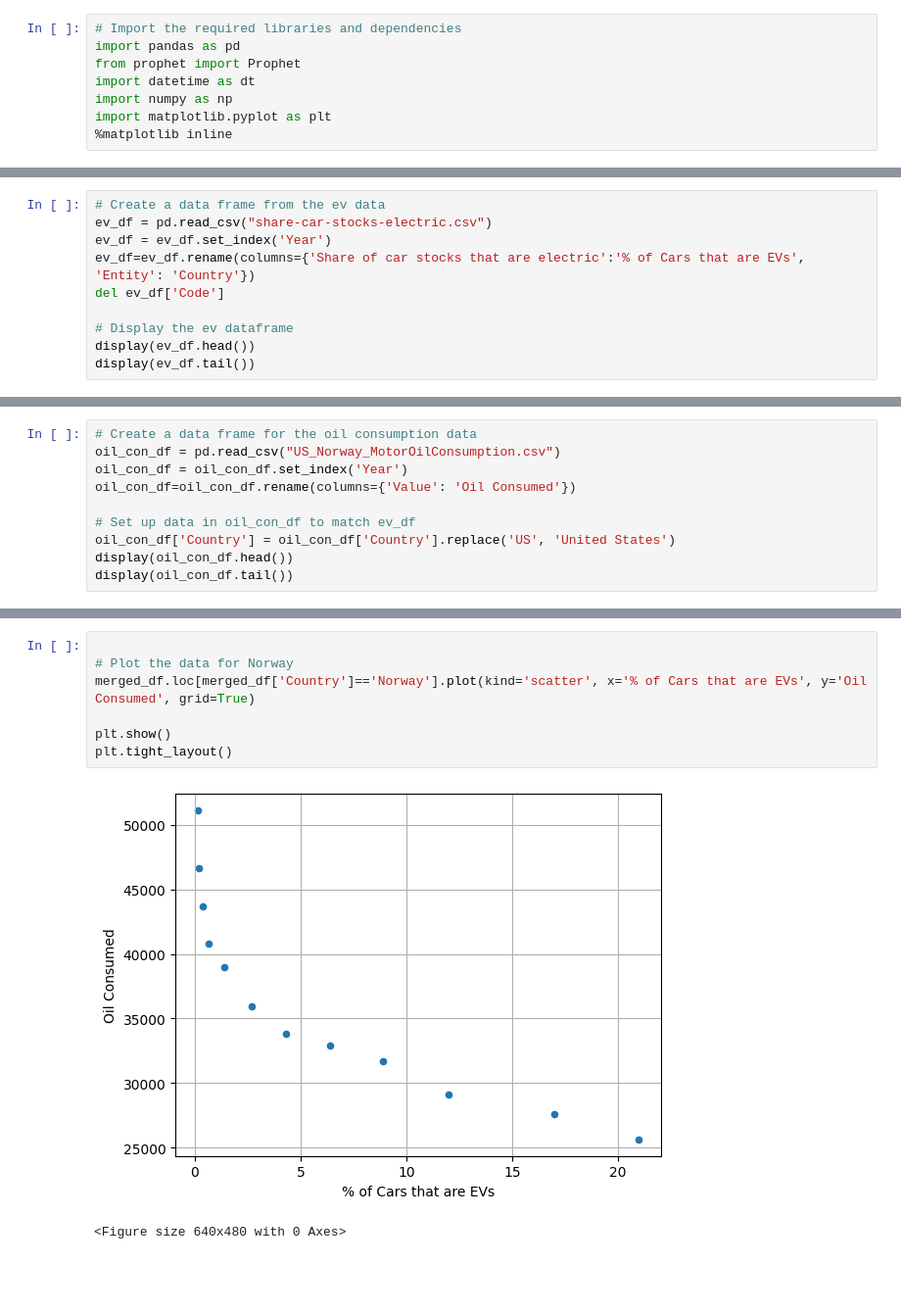
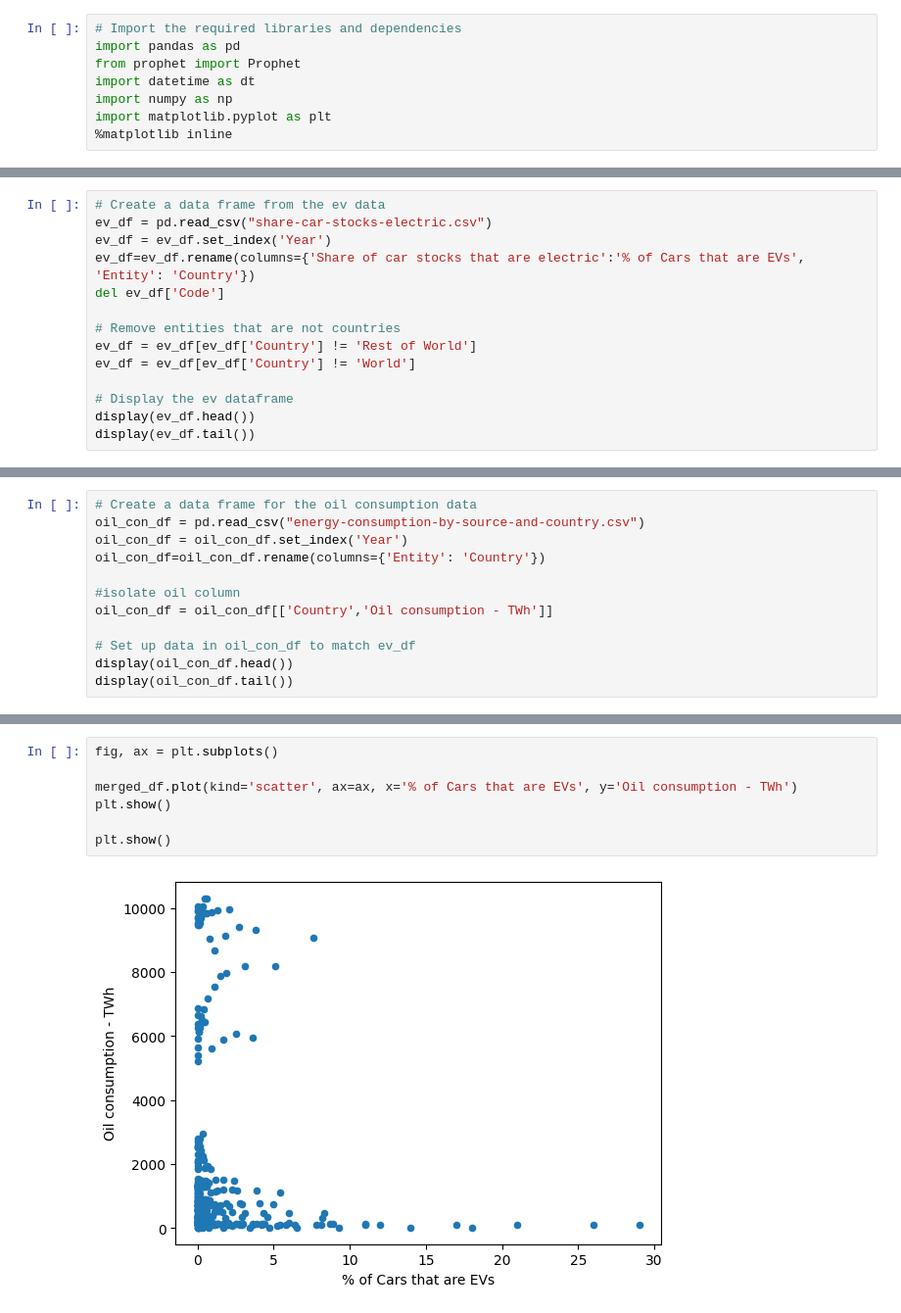
Before and after one commit to Marwenboughanmi/EVS-project-1, a Jupyter notebook: percent_EVs_vs_Oil_Cunsumption.ipynb, the cells around one changed output, grey strips where cells are left out. Shown: that part at 98% size. Saved outputs shown, nothing was run; the diff lists cells and outputs as text; blank space fills up the shorter version.

```diff
--- a/percent_EVs_vs_Oil_Cunsumption.ipynb
+++ b/percent_EVs_vs_Oil_Cunsumption.ipynb
@@ -49,6 +51,10 @@ ev_df = ev_df.set_index('Year')
 ev_df=ev_df.rename(columns={'Share of car stocks that are electric':'% of Cars that are EVs', 'Entity': 'Country'})
 del ev_df['Code']
 
+# Remove entities that are not countries
+ev_df = ev_df[ev_df['Country'] != 'Rest of World']
+ev_df = ev_df[ev_df['Country'] != 'World']
+
 # Display the ev dataframe
 display(ev_df.head())
 display(ev_df.tail())
@@ -119,11 +146,13 @@ plt.show()
 # %%
 # Create a data frame for the oil consumption data
-oil_con_df = pd.read_csv("US_Norway_MotorOilConsumption.csv")
+oil_con_df = pd.read_csv("energy-consumption-by-source-and-country.csv")
 oil_con_df = oil_con_df.set_index('Year')
-oil_con_df=oil_con_df.rename(columns={'Value': 'Oil Consumed'})
+oil_con_df=oil_con_df.rename(columns={'Entity': 'Country'})
+
+#isolate oil column
+oil_con_df = oil_con_df[['Country','Oil consumption - TWh']]
 
 # Set up data in oil_con_df to match ev_df
-oil_con_df['Country'] = oil_con_df['Country'].replace('US', 'United States')
 display(oil_con_df.head())
 display(oil_con_df.tail())
 # %% [output]
@@ -169,10 +198,9 @@ merged_df
 # %%
+fig, ax = plt.subplots()
 
-# Plot the data for Norway
-merged_df.loc[merged_df['Country']=='Norway'].plot(kind='scatter', x='% of Cars that are EVs', y='Oil Consumed', grid=True)
+merged_df.plot(kind='scatter', ax=ax, x='% of Cars that are EVs', y='Oil consumption - TWh')
+plt.show()
 
 plt.show()
-plt.tight_layout()
 # %% [output]
-[figure, old version]
+[figure, new version]
-<Figure size 640x480 with 0 Axes>
```
Also changed, not shown: parts of 30 cells of this notebook.
